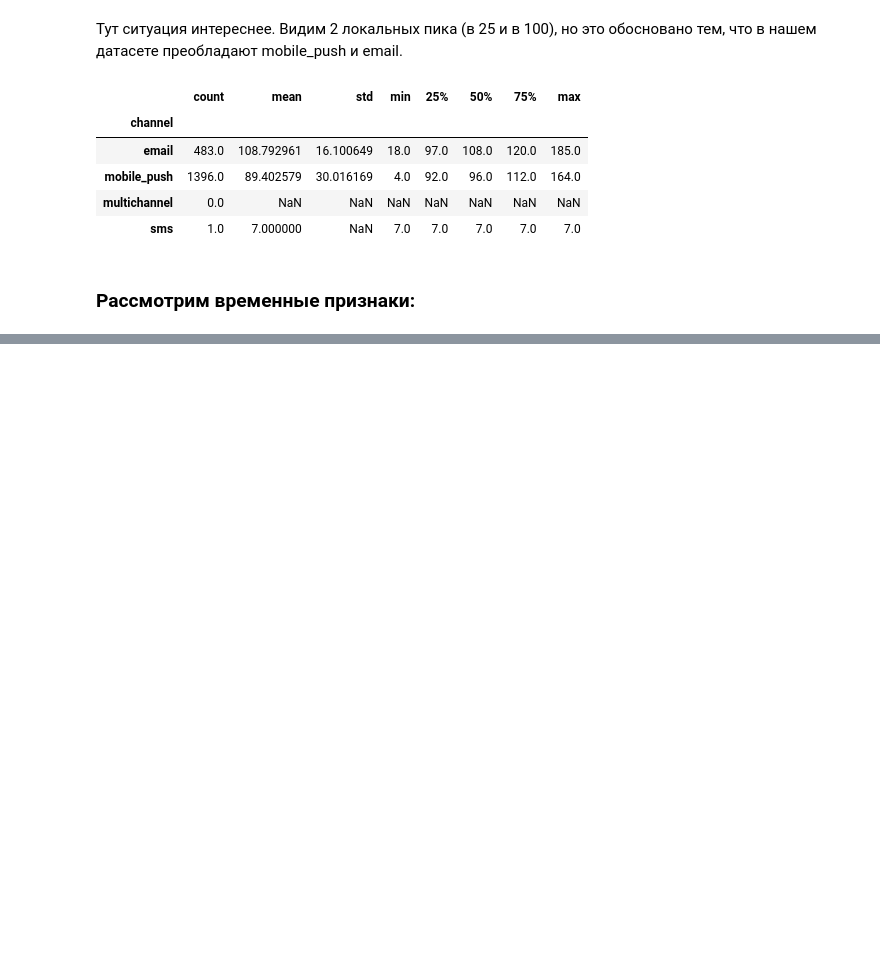
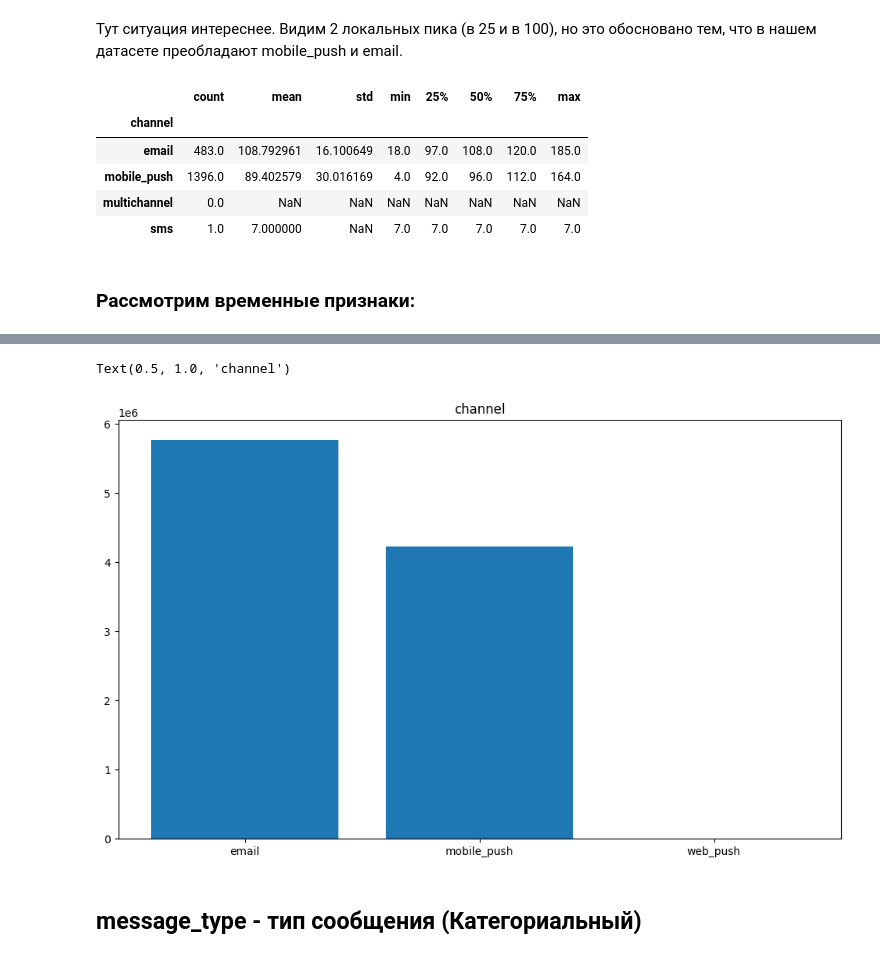
Before and after one commit to shmul999/ML_GP, a Jupyter notebook: code/gp.ipynb, the cells around one changed output, grey strips where cells are left out. Cells and saved outputs as stored; diff of their text form; code cells hidden in the pictures; blank space fills up the shorter version.

```diff
--- a/code/gp.ipynb
+++ b/code/gp.ipynb
@@ -286,0 +289,3 @@ df['finished_at'] = pd.to_datetime(df['finished_at'])
+# %%
+dataset = pd.read_csv('messages-demo.csv')
+dataset
@@ -286,0 +306,3 @@ df['finished_at'] = pd.to_datetime(df['finished_at'])
+# %%
+df = dataset[['channel', 'message_type', 'platform', 'email_provider', 'stream', 'date', 'sent_at', 'is_opened', 'opened_first_time_at', 'opened_last_time_at']].copy()
+df.head()
@@ -286,0 +338,11 @@ df['finished_at'] = pd.to_datetime(df['finished_at'])
+# %%
+plt.figure(figsize=(12, 7))
+
+table = df['channel'].value_counts()
+plt.bar(table.index, table.values)
+plt.title("channel")
+# %% [output]
+Text(0.5, 1.0, 'channel')
+[figure, added]
+# %% [markdown]
+## message_type - тип сообщения (Категориальный)
```
Also changed, not shown: parts of 38 cells of this notebook.
